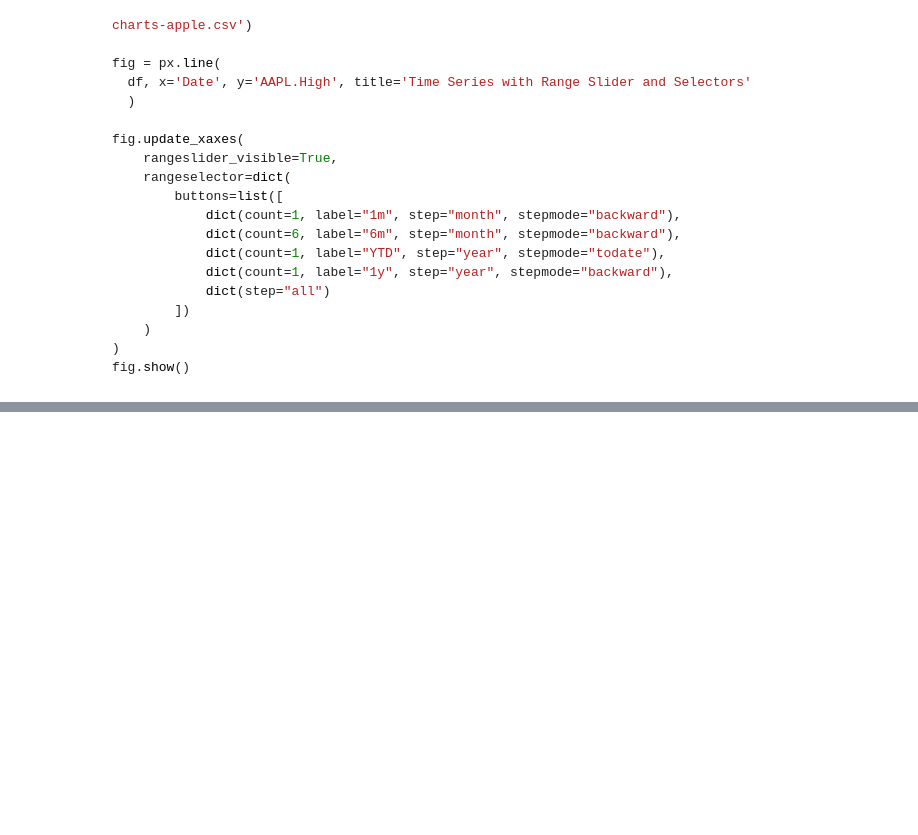
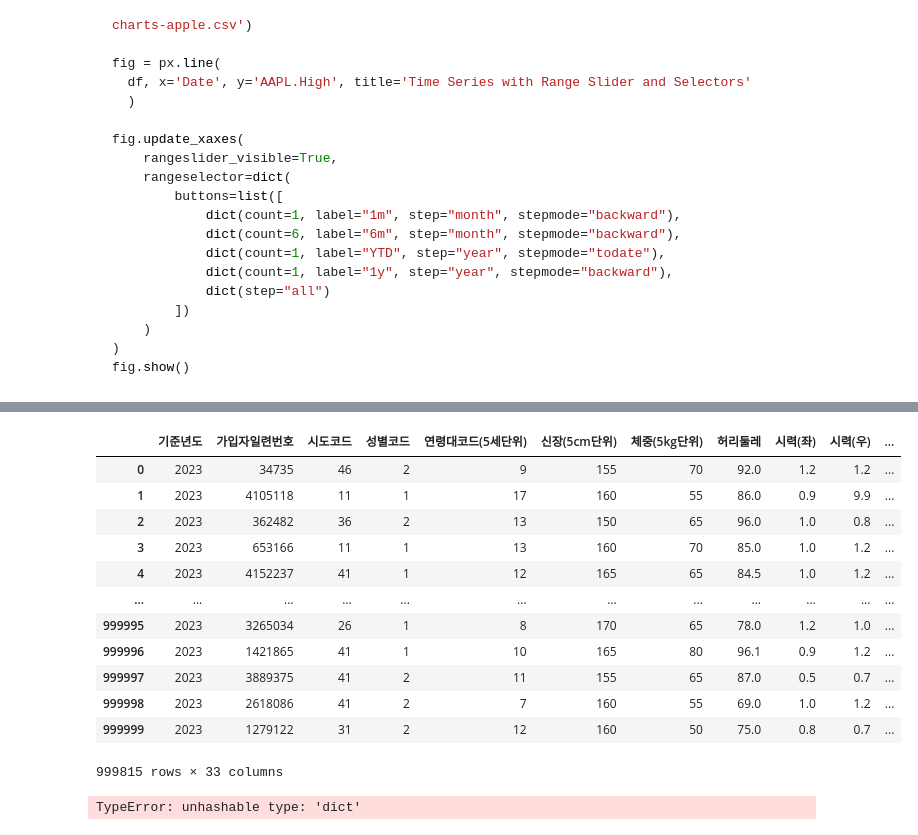
Before and after one commit to hwarange/qwer, a Jupyter notebook: day17_visualization.ipynb, the cells around one changed output, grey strips where cells are left out. Saved outputs shown, nothing was run; the diff lists cells and outputs as text; code cells hidden in the pictures; blank space fills up the shorter version.

```diff
--- a/day17_visualization.ipynb
+++ b/day17_visualization.ipynb
@@ -1017,0 +1319,16 @@ df = pd.read_csv('https://raw.githubusercontent.com/plotly/datasets/master/finan
+# %%
+df.dropna(subset=['시력(좌)', '시력(우)'])
+# %% [output]
+|  | 기준년도 | 가입자일련번호 | 시도코드 | 성별코드 | 연령대코드(5세단위) | 신장(5cm단위) | 체중(5kg단위) | 허리둘레 | 시력(좌) | 시력(우) | ... |
+| 0 | 2023 | 34735 | 46 | 2 | 9 | 155 | 70 | 92.0 | 1.2 | 1.2 | ... |
+| 1 | 2023 | 4105118 | 11 | 1 | 17 | 160 | 55 | 86.0 | 0.9 | 9.9 | ... |
+| 2 | 2023 | 362482 | 36 | 2 | 13 | 150 | 65 | 96.0 | 1.0 | 0.8 | ... |
+| 3 | 2023 | 653166 | 11 | 1 | 13 | 160 | 70 | 85.0 | 1.0 | 1.2 | ... |
+| 4 | 2023 | 4152237 | 41 | 1 | 12 | 165 | 65 | 84.5 | 1.0 | 1.2 | ... |
+| ... | ... | ... | ... | ... | ... | ... | ... | ... | ... | ... | ... |
+| 999995 | 2023 | 3265034 | 26 | 1 | 8 | 170 | 65 | 78.0 | 1.2 | 1.0 | ... |
+| 999996 | 2023 | 1421865 | 41 | 1 | 10 | 165 | 80 | 96.1 | 0.9 | 1.2 | ... |
+| 999997 | 2023 | 3889375 | 41 | 2 | 11 | 155 | 65 | 87.0 | 0.5 | 0.7 | ... |
+| 999998 | 2023 | 2618086 | 41 | 2 | 7 | 160 | 55 | 69.0 | 1.0 | 1.2 | ... |
+| 999999 | 2023 | 1279122 | 31 | 2 | 12 | 160 | 50 | 75.0 | 0.8 | 0.7 | ... |
+999815 rows × 33 columns
@@ -1017,0 +1337,4 @@ df = pd.read_csv('https://raw.githubusercontent.com/plotly/datasets/master/finan
+# %%
+(data.stack().reset_index().rename(columns=[{'level_1': '좌우', 0 : '시력' }]))
+# %% [output]
+TypeError: unhashable type: 'dict'
```
Also changed, not shown: parts of 72 cells of this notebook, 1 other file.
